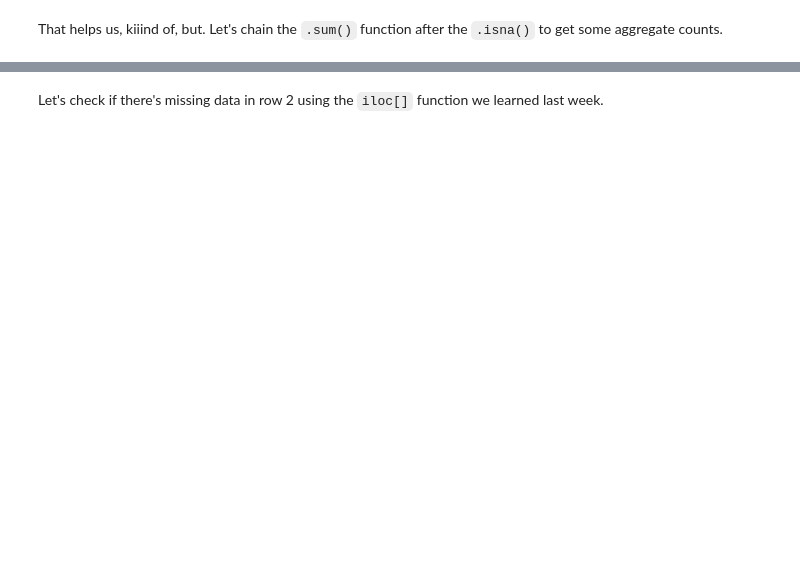
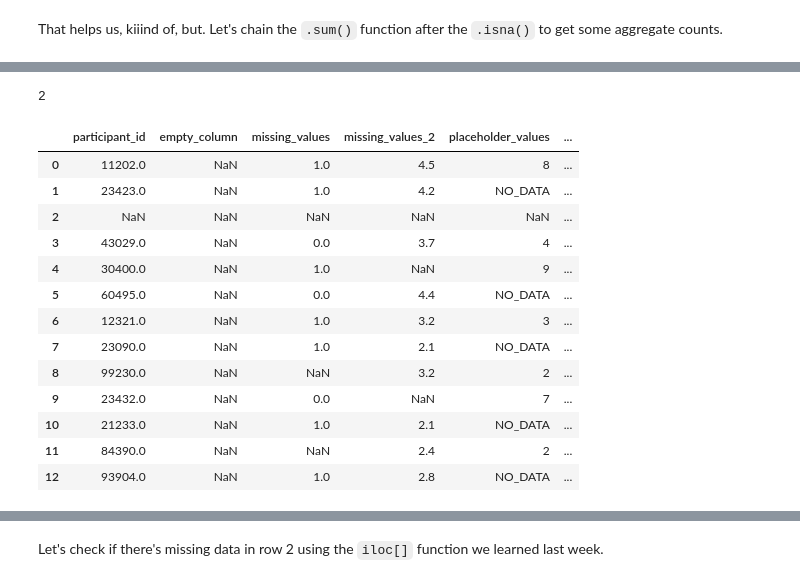
Before and after one commit to JOUR73351/cleaning-with-pandas, a Jupyter notebook: notebooks/pandas-data-cleaning-exercise.ipynb, the cells around one changed output, grey strips where cells are left out. Cells and saved outputs as stored; diff of their text form; code cells hidden in the pictures; blank space fills up the shorter version.

```diff
--- a/notebooks/pandas-data-cleaning-exercise.ipynb
+++ b/notebooks/pandas-data-cleaning-exercise.ipynb
@@ -29,0 +77,22 @@ That helps us, kiiind of, but. Let's chain the `.sum()` function after the `.isn
+# %%
+my_list = [1,2,3]
+my_list[1]
+# %% [output]
+2
+# %%
+df
+# %% [output]
+|  | participant_id | empty_column | missing_values | missing_values_2 | placeholder_values | ... |
+| 0 | 11202.0 | NaN | 1.0 | 4.5 | 8 | ... |
+| 1 | 23423.0 | NaN | 1.0 | 4.2 | NO_DATA | ... |
+| 2 | NaN | NaN | NaN | NaN | NaN | ... |
+| 3 | 43029.0 | NaN | 0.0 | 3.7 | 4 | ... |
+| 4 | 30400.0 | NaN | 1.0 | NaN | 9 | ... |
+| 5 | 60495.0 | NaN | 0.0 | 4.4 | NO_DATA | ... |
+| 6 | 12321.0 | NaN | 1.0 | 3.2 | 3 | ... |
+| 7 | 23090.0 | NaN | 1.0 | 2.1 | NO_DATA | ... |
+| 8 | 99230.0 | NaN | NaN | 3.2 | 2 | ... |
+| 9 | 23432.0 | NaN | 0.0 | NaN | 7 | ... |
+| 10 | 21233.0 | NaN | 1.0 | 2.1 | NO_DATA | ... |
+| 11 | 84390.0 | NaN | NaN | 2.4 | 2 | ... |
+| 12 | 93904.0 | NaN | 1.0 | 2.8 | NO_DATA | ... |
```
Also changed, not shown: parts of 34 cells of this notebook, 2 other files.
